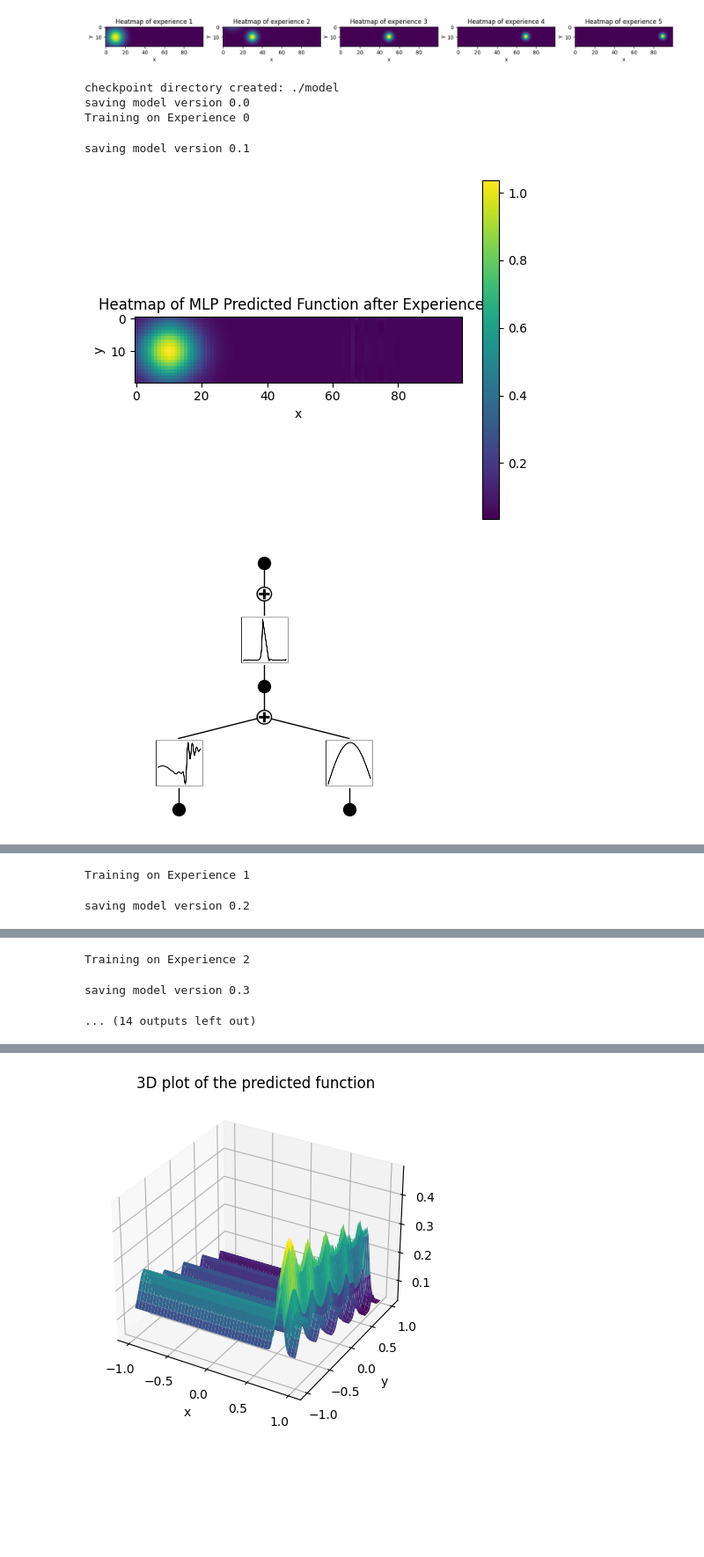
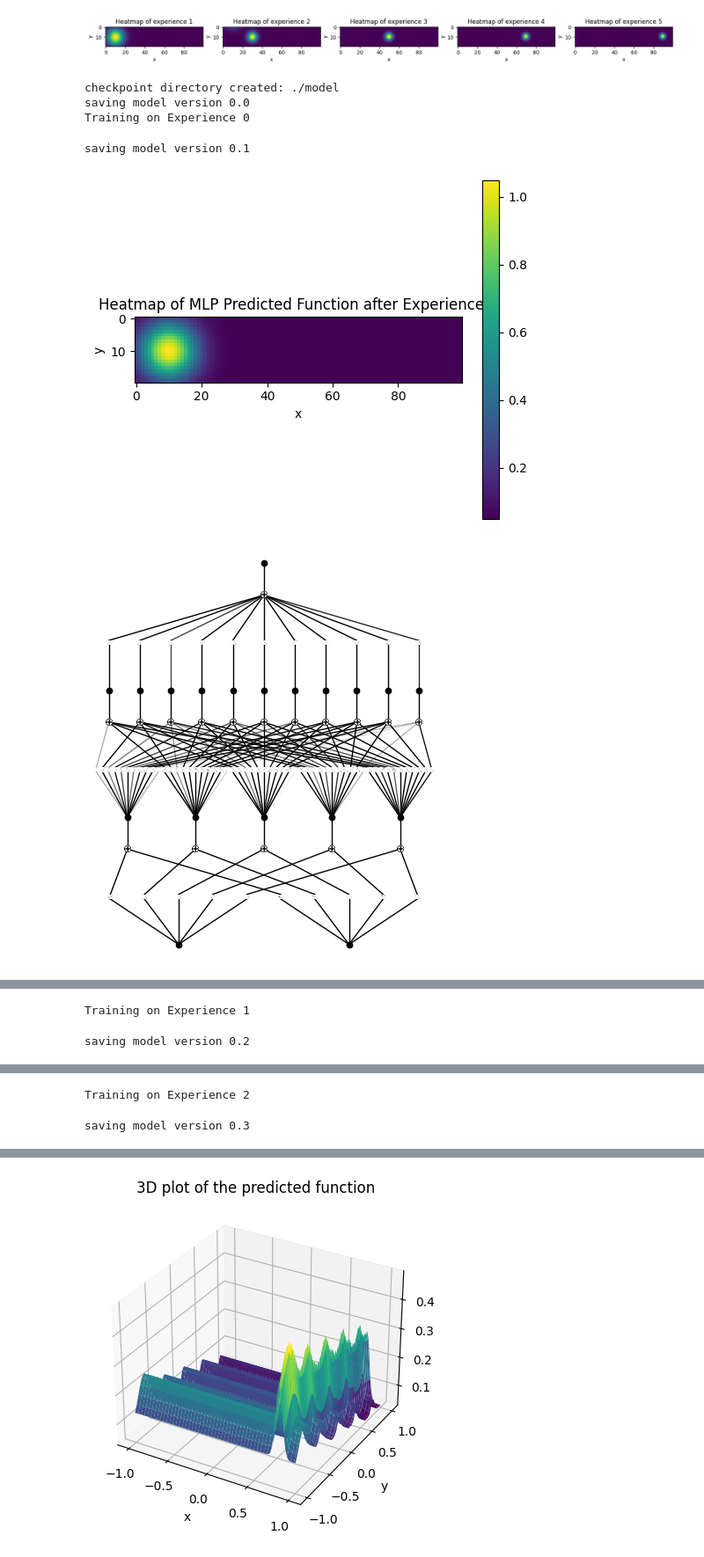
Before and after one commit to harris2001/KAN-T-Forget, a Jupyter notebook: Experiments/Toy_Examples/2D_Gaussians KAN_Continual.ipynb, the cells around one changed output, grey strips where cells are left out. Shown: that part at 88% size. Cells and saved outputs as stored; diff of their text form; code cells hidden in the pictures; blank space fills up the shorter version.

Commit message:
Corrected plots for 1D and 2D KANs

```diff
--- a/Experiments/Toy_Examples/2D_Gaussians KAN_Continual.ipynb
+++ b/Experiments/Toy_Examples/2D_Gaussians KAN_Continual.ipynb
@@ -100,7 +100,9 @@ from kan import KAN
 # 2,2,3,1 architecture with grid=6/7 and k=5 => gives symmetric properties
 # 2,2,3,1 architecture with grid=6 and k=5 => shows symmetric properties
 # 2,4,4,1 architecture with grid=6 and k=5 => shows position preservation
-model = KAN(width=[2,1,1], grid=20, k=3, sp_trainable=False, sb_trainable=False)
+# model = KAN(width=[2,1,1], grid=20, k=3, sp_trainable=False, sb_trainable=False)
+model = KAN(width=[2,5,11,1], grid=38, k=3, sp_trainable=False, sb_trainable=False)
+
 device = 'cuda' if torch.cuda.is_available() else 'cpu'
 model.to(device)
 
@@ -140,7 +142,7 @@ for i in range(n_experiences):
     dataset['train_label'] = torch.from_numpy(sample(np.array(experience_train_labels[i]),rnd)).to(device)
 
     #KAN training
-    model.fit(dataset=dataset,opt='LBFGS', steps=150, update_grid=False)
+    model.fit(dataset=dataset,opt='LBFGS', steps=50, update_grid=False)
 
     # Evaluation
     with torch.no_grad():
@@ -168,32 +170,32 @@ for i in range(n_experiences):
     model.plot(beta=100, scale=0.5)
     plt.show()
 
     #plot the predictions in 3d
     fig = plt.figure()
     ax = fig.add_subplot(111, projection='3d')
     ax.plot_surface(x_grid[:20*(i+1)], y_grid[:20*(i+1)], predictions_grid, cmap='viridis')
 
     # Rotate the plot to see the 3D plot
     ax.view_init(40, -15)
     plt.title('3D plot of the predicted function')
     plt.xlabel('x')
     plt.ylabel('y')
     plt.show()
 
 # torch.save(model.state_dict(), 'kan_2d_gaussian_continual.pth')
 
 # Plotting the ground truth function
 plt.figure(figsize=(6, 5))
 plt.imshow(f_xy, cmap='viridis', extent=[-1, 1, -1, 1])
 plt.colorbar()
 plt.title('Heatmap of Ground Truth Function')
 plt.xlabel('x')
 plt.ylabel('y')
 plt.show()
 # %% [output]
 checkpoint directory created: ./model
 saving model version 0.0
 Training on Experience 0
 saving model version 0.1
-[figure, old version]
+[figure, new version]
-[figure, old version]
+[figure, new version]
@@ -206,3 +208,2 @@ saving model version 0.2
 Training on Experience 2
 saving model version 0.3
-... (14 outputs left out)
```
Also changed, not shown: parts of 1 cell of this notebook, 3 other files.
